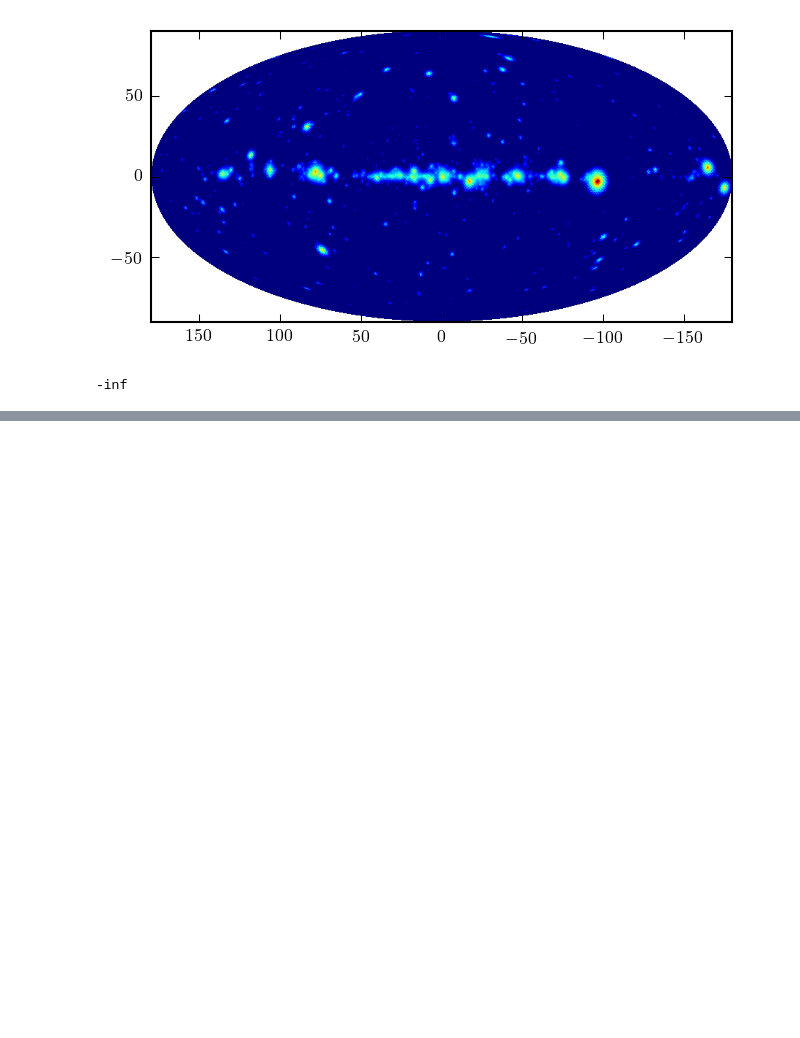
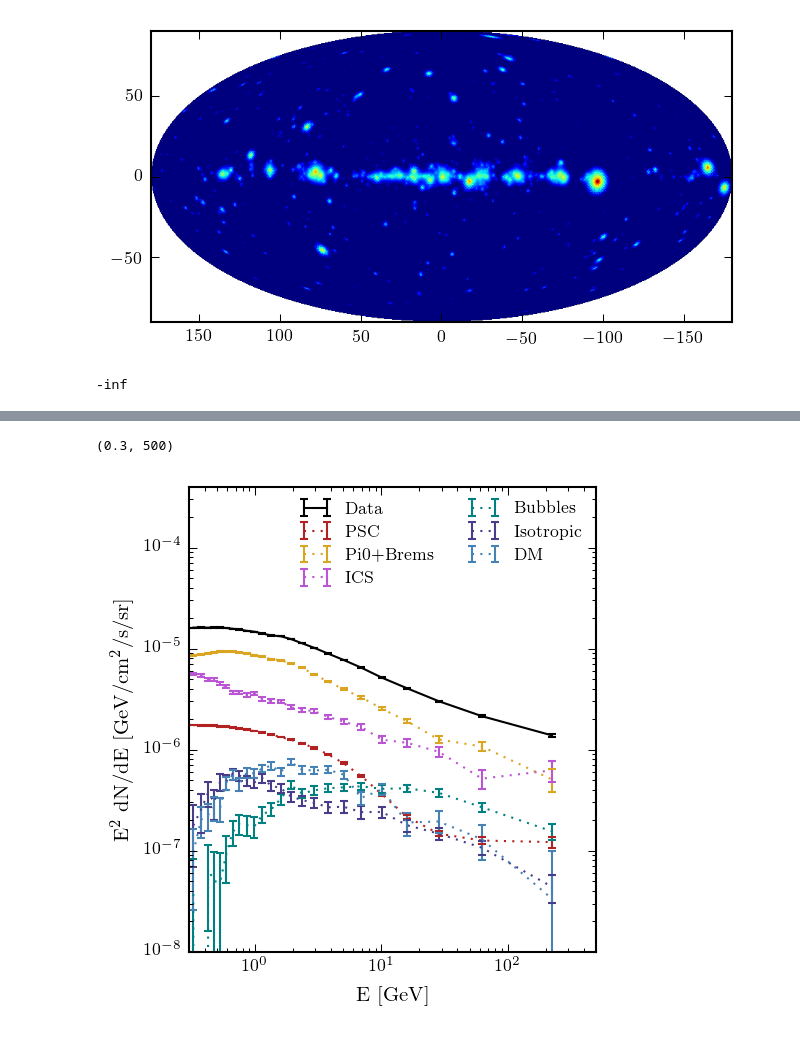
Before and after one commit to erccarls/GammaLike_dev, a Jupyter notebook: Test Analysis.ipynb, the cells around one changed output, grey strips where cells are left out. Drawn from its saved outputs; the diff is of its cells as text; code cells hidden in the pictures; blank space fills up the shorter version.

```diff
--- a/Test Analysis.ipynb
+++ b/Test Analysis.ipynb
@@ -343,0 +658,34 @@ print hdu[2].data.field(0)
+# %%
+
+
+plt.figure(figsize=(3.5,4))
+def PlotComponent(name):
+    E, flux, stat = A.GetSpectrum(name)
+    if name is 'Data':
+        plt.errorbar(E/1e3,E**2*flux/1e3,E**2*stat/1e3, label=name.replace('_','+'),
+                     capthick=1, capsize=2, ls='-',c='k')
+    else:
+        if np.ndim(stat)==1:
+            plt.errorbar(E/1e3,E**2*flux/1e3,E**2*stat/1e3, label=name.replace('_','+'),capthick=1, capsize=2, ls=':' )
+        else:
+            plt.errorbar(E/1e3,E**2*flux/1e3,(E**2*stat[:,0]/1e3,E**2*stat[:,1]/1e3), label=name.replace('_','+'),capthick=1, capsize=2, ls=':' )
+
+    plt.yscale('log')
+    plt.xscale('log')
+    plt.ylabel(r'$\rm{E^2\ dN/dE\ [GeV/cm^2/s/sr]}$')
+    plt.xlabel(r'$\rm{E\ [GeV]}$')
+
+PlotComponent('Data')
+PlotComponent('PSC')
+PlotComponent('Pi0_Brems')
+PlotComponent('ICS')
+PlotComponent('Bubbles')
+PlotComponent('Isotropic')
+PlotComponent('DM')
+
+plt.legend(frameon=False, fontsize=8,ncol=2)
+plt.ylim(1e-8,4e-4)
+plt.xlim(.3,500)
+# %% [output]
+(0.3, 500)
+[figure, added]
```
Also changed, not shown: parts of 6 cells of this notebook, 5 other files.
